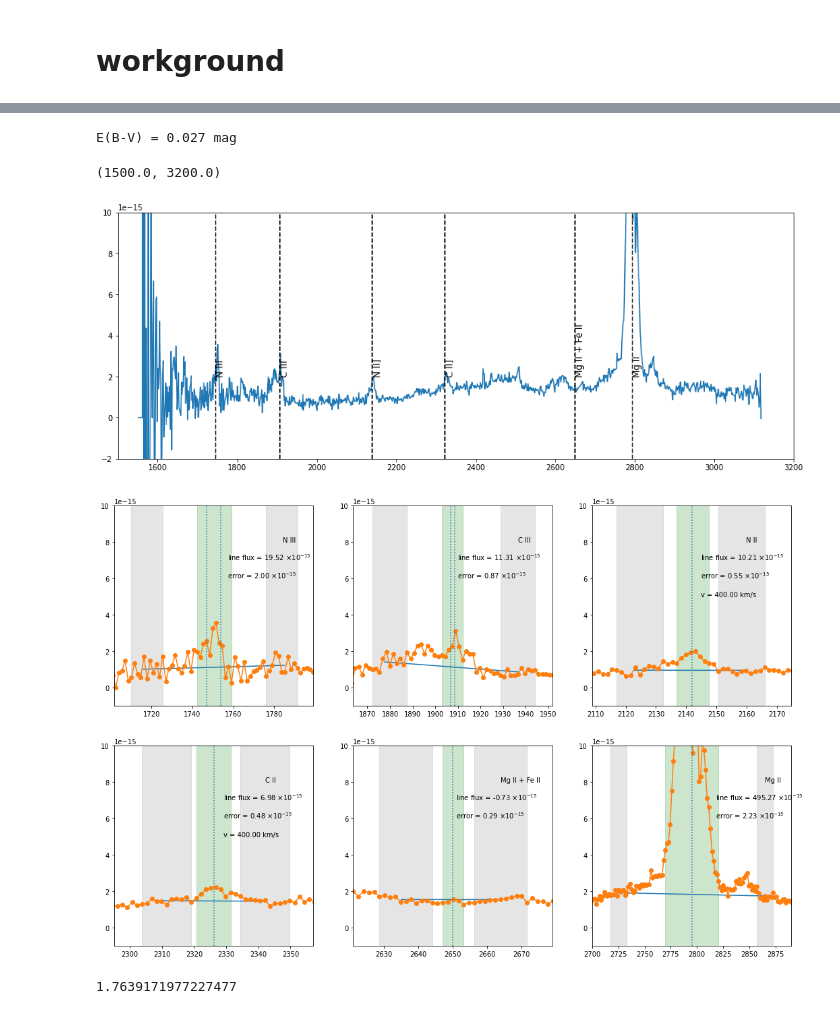
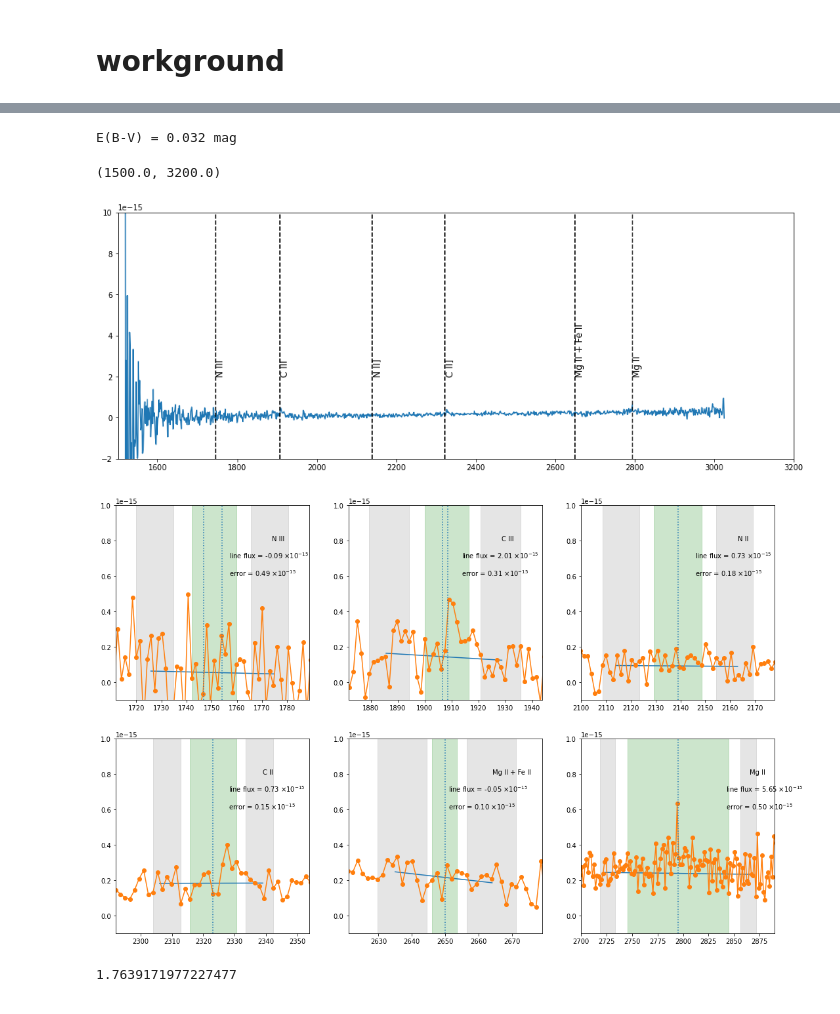
Before and after one commit to Anika019/UV_interaction_SN, a Jupyter notebook: line calculation.ipynb, the cells around one changed output, grey strips where cells are left out. Cells and saved outputs as stored; diff of their text form; code cells hidden in the pictures.

```diff
--- a/line calculation.ipynb
+++ b/line calculation.ipynb
@@ -479,19 +507,19 @@ from __future__ import print_function
 from astropy.coordinates import SkyCoord
 from dustmaps.sfd import SFDQuery
 
-coords = SkyCoord('09h42m53.3s', '09d29m41.8s', frame='icrs')
+coords = SkyCoord('15h43m11.4s', '17d48m47.2s', frame='icrs')
 sfd = SFDQuery()
 ebv = sfd(coords)
 print('E(B-V) = {:.3f} mag'.format(ebv))
 # %% [output]
-E(B-V) = 0.027 mag
+E(B-V) = 0.032 mag
 # %%
 # for object dont need binning
-obj = '2010jl'
-spec = fits.open('./reduced_spectra/2010jl/2010jl_d95NUV_x1d.fits')
-ebv = 0.027                                                      #update this!!!
-ind = 8                                                          #update this!!!
-nuv_lineflux[ind]['phase'] = 95                                    #update this!!!
+obj = '2020aekp'
+spec = fits.open('./reduced_spectra/2020aekp/2020aekp_d250NUV_x1d.fits')
+ebv = 0.032                                                      #update this!!!
+ind = 16                                                          #update this!!!
+nuv_lineflux[ind]['phase'] = 250                                    #update this!!!
 
 #2021csp ebv=0.03
 
@@ -519,7 +547,10 @@ plt.ylim(-2e-15, 1e-14)
 plt.xlim(1500, 3200)
 # %% [output]
 (1500.0, 3200.0)
-[figure, old version]
+[figure, new version]
+# %%
+ind1 = (wav>1720)&(wav<1760)
+flux[79] = (flux[78]+flux[80])/2
 # %%
 nrows = 2
 ncols = 3
@@ -532,8 +563,8 @@ fig, axes = plt.subplots(nrows = nrows, ncols = ncols, figsize = (6*ncols, 6*nro
 #                             'MgII2795', 'd_MgII2795'))
 
 cont_bound = 5
-ylim = 1e-14
-bound = 30
+ylim = 1e-15
+bound = 20
 int_bound = 6
 v_shift = 0
 emflux, emerror = plot_region(axes[0,0], wav, flux, [1746.8, 1754], error = spec[1].data['ERROR'][0],
@@ -543,8 +574,8 @@ nuv_lineflux[ind]['NIII1746'] = emflux
 nuv_lineflux[ind]['d_NIII1746'] = emerror
 
 
-bound = 28
-int_bound = 4
+bound = 20
+int_bound = 8
 v_shift = 0
 emflux, emerror = plot_region(axes[0,1], wav, flux, [1906.7, 1908.7],  error = spec[1].data['ERROR'][0],
                      linename = 'C III', bound = bound, int_bound = int_bound, cont_bound = cont_bound,
@@ -552,47 +583,47 @@ emflux, emerror = plot_region(axes[0,1], wav, flux, [1906.7, 1908.7],  error = s
 nuv_lineflux[ind]['CIII1907'] = emflux
 nuv_lineflux[ind]['d_CIII1907'] = emerror
 
-bound = 18
-int_bound = 6
-v_shift = 4e2
+bound = 24
+int_bound = 10
+v_shift = 0
 emflux, emerror = plot_region(axes[0,2], wav, flux, [2139],  error = spec[1].data['ERROR'][0],
                      linename = 'N II', bound = bound, int_bound = int_bound,
                      xlim =15, ylim = ylim,cont_bound = cont_bound, v_shift = v_shift)
 nuv_lineflux[ind]['NII2139'] = emflux
 nuv_lineflux[ind]['d_NII2139'] = emerror
 
 
 
 bound = 16
-int_bound = 6
-v_shift = 4e2
+int_bound = 8
+v_shift = 0
 emflux, emerror = plot_region(axes[1,0], wav, flux, [2323],  error = spec[1].data['ERROR'][0],
                      linename = 'C II', bound = bound, v_shift = v_shift,
-                     int_bound = int_bound,cont_bound = cont_bound,xlim =15, ylim = ylim)
+                     int_bound = int_bound,cont_bound = 3,xlim =15, ylim = ylim)
 nuv_lineflux[ind]['CII2323'] = emflux
 nuv_lineflux[ind]['d_CII2323'] = emerror
 
 bound = 14
 int_bound = 4
 v_shift = 0
 emflux, emerror = plot_region(axes[1,1], wav, flux, [2650],  error = spec[1].data['ERROR'][0],
                      linename = 'Mg II + Fe II ', bound = bound, int_bound = int_bound,
                      xlim =15, ylim = ylim,cont_bound = cont_bound, v_shift = v_shift)
 nuv_lineflux[ind]['MgIIFeII2650'] = emflux
 nuv_lineflux[ind]['d_MgIIFeII2650'] = emerror
 
 bound = 70
-int_bound = 26
+int_bound = 50
 v_shift = 0
 emflux, emerror = plot_region(axes[1,2], wav, flux, [2795],  error = spec[1].data['ERROR'][0],
                      linename = 'Mg II', bound = bound, int_bound = int_bound,
                      xlim =25, ylim = ylim,cont_bound = cont_bound, v_shift = v_shift)
 nuv_lineflux[ind]['MgII2795'] = emflux
 nuv_lineflux[ind]['d_MgII2795'] = emerror
 
 #nuv_lineflux
 # %% [output]
-[figure, old version]
+[figure, new version]
 # %%
 527.26/13.5/566.83*25.6
 # %% [output]
```
Also changed, not shown: parts of 7 cells of this notebook, 8 other files.
